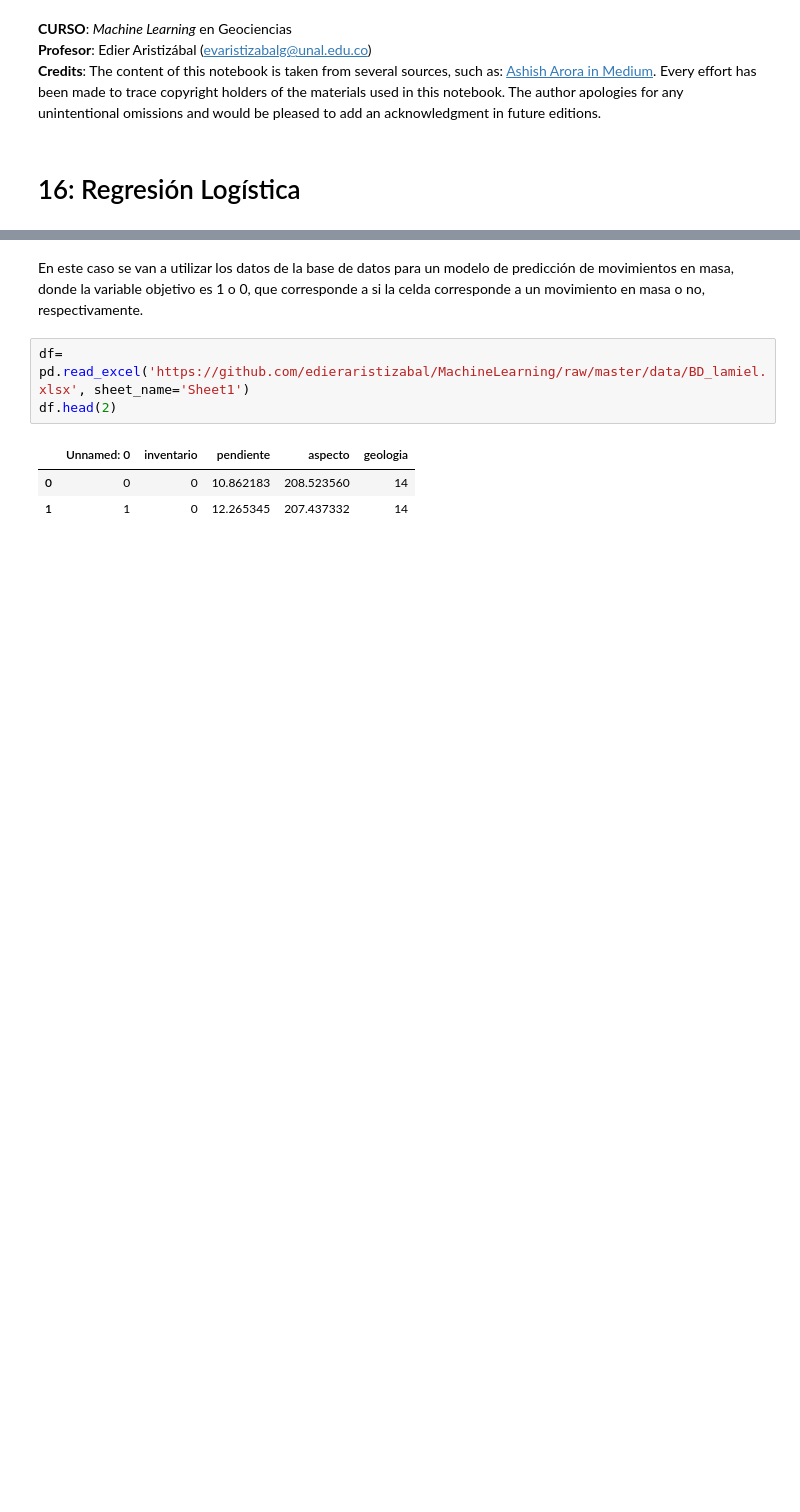
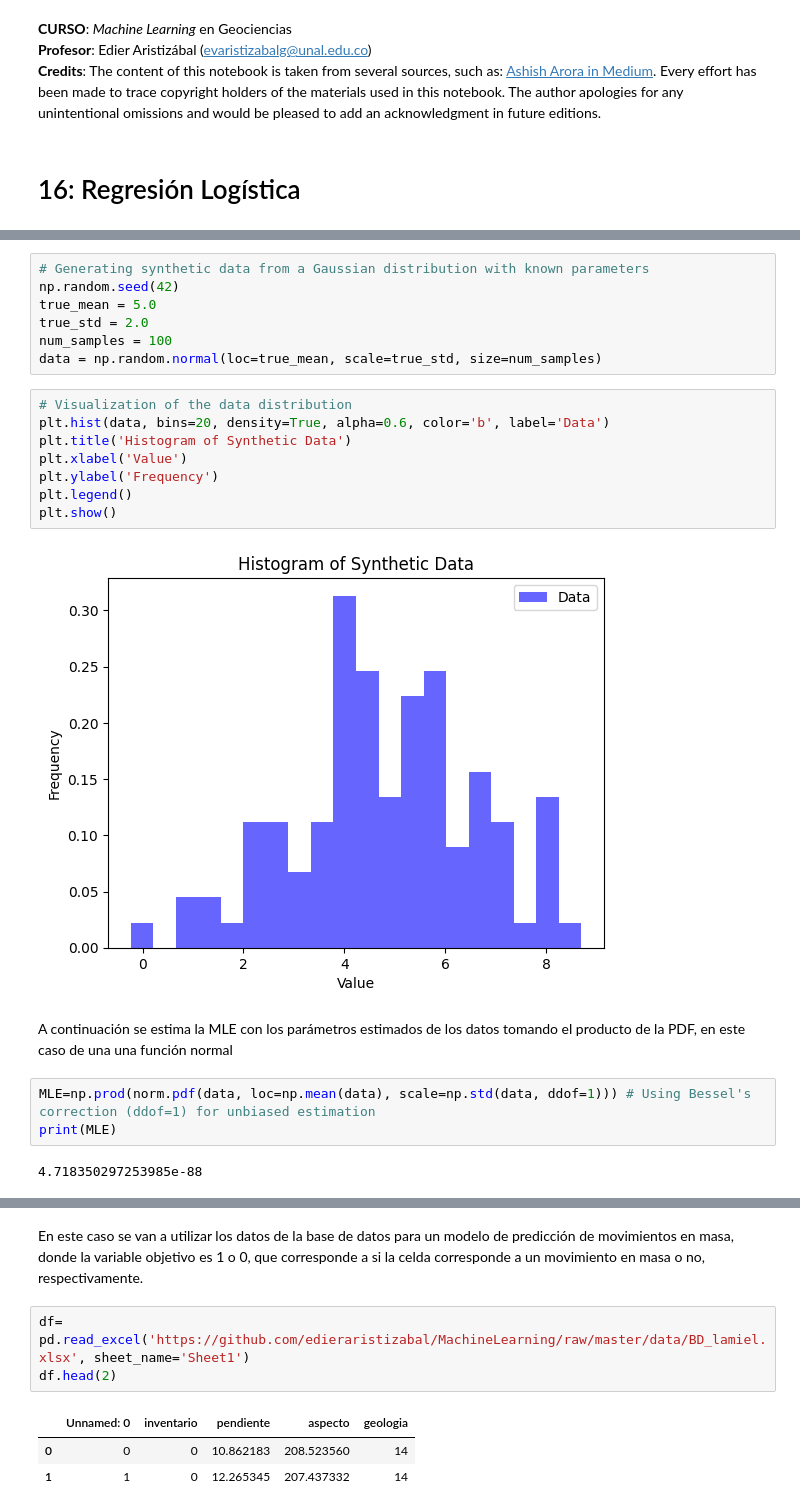
Before and after one commit to edieraristizabal/MachineLearning, a Jupyter notebook: NOTEBOOKS/16_Regresion_Logistica.ipynb, the cells around one changed output, grey strips where cells are left out. Saved outputs shown, nothing was run; the diff lists cells and outputs as text; blank space fills up the shorter version.

```diff
--- a/NOTEBOOKS/16_Regresion_Logistica.ipynb
+++ b/NOTEBOOKS/16_Regresion_Logistica.ipynb
@@ -13,0 +105,24 @@ import pandas as pd
+# %%
+# Generating synthetic data from a Gaussian distribution with known parameters
+np.random.seed(42)
+true_mean = 5.0
+true_std = 2.0
+num_samples = 100
+data = np.random.normal(loc=true_mean, scale=true_std, size=num_samples)
+# %%
+# Visualization of the data distribution
+plt.hist(data, bins=20, density=True, alpha=0.6, color='b', label='Data')
+plt.title('Histogram of Synthetic Data')
+plt.xlabel('Value')
+plt.ylabel('Frequency')
+plt.legend()
+plt.show()
+# %% [output]
+[figure, added]
+# %% [markdown]
+A continuación se estima la MLE con los parámetros estimados de los datos tomando el producto de la PDF, en este caso de una una función normal
+# %%
+MLE=np.prod(norm.pdf(data, loc=np.mean(data), scale=np.std(data, ddof=1))) # Using Bessel's correction (ddof=1) for unbiased estimation
+print(MLE)
+# %% [output]
+4.718350297253985e-88
```
Also changed, not shown: parts of 40 cells of this notebook, 1 other file.
